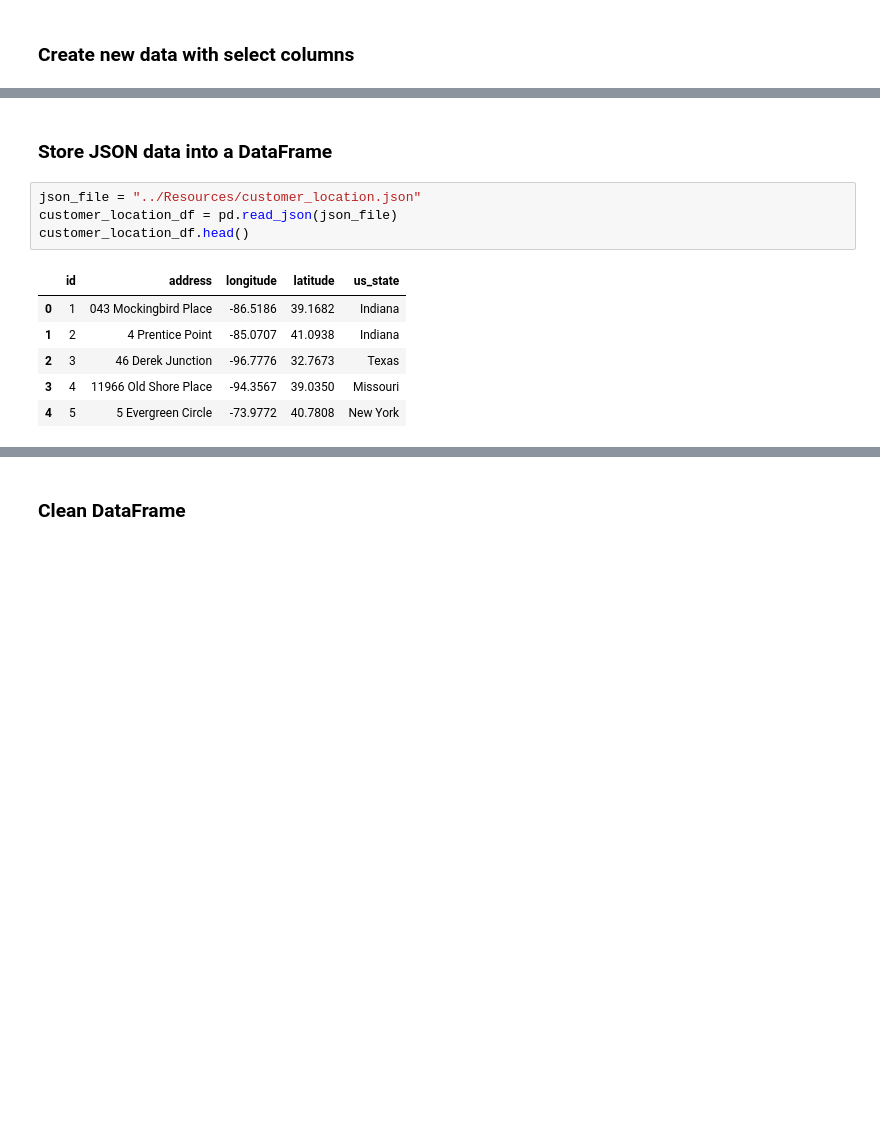
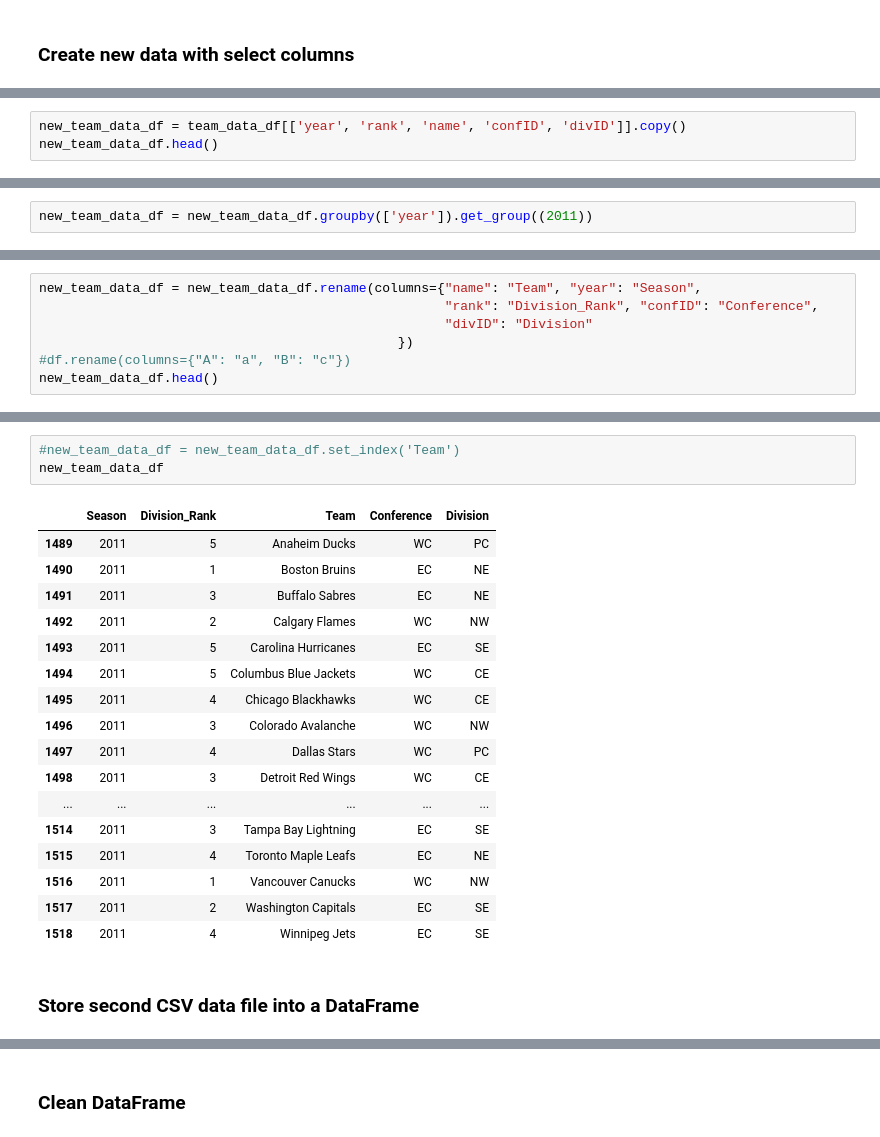
Before and after one commit to turtle3k/13-ETL-project, a Jupyter notebook: sample_etl.ipynb, the cells around one changed output, grey strips where cells are left out. Saved outputs shown, nothing was run; the diff lists cells and outputs as text; blank space fills up the shorter version.

```diff
--- a/sample_etl.ipynb
+++ b/sample_etl.ipynb
@@ -28,0 +21,3 @@ new_customer_data_df.head()
+# %%
+new_team_data_df = team_data_df[['year', 'rank', 'name', 'confID', 'divID']].copy()
+new_team_data_df.head()
@@ -28,0 +31,2 @@ new_customer_data_df.head()
+# %%
+new_team_data_df = new_team_data_df.groupby(['year']).get_group((2011))
@@ -28,0 +43,7 @@ new_customer_data_df.head()
+# %%
+new_team_data_df = new_team_data_df.rename(columns={"name": "Team", "year": "Season",
+                                                    "rank": "Division_Rank", "confID": "Conference",
+                                                    "divID": "Division"
+                                              })
+#df.rename(columns={"A": "a", "B": "c"})
+new_team_data_df.head()
@@ -29,13 +57,23 @@ new_customer_data_df.head()
+# %%
+#new_team_data_df = new_team_data_df.set_index('Team')
+new_team_data_df
+# %% [output]
+|  | Season | Division_Rank | Team | Conference | Division |
+| 1489 | 2011 | 5 | Anaheim Ducks | WC | PC |
+| 1490 | 2011 | 1 | Boston Bruins | EC | NE |
+| 1491 | 2011 | 3 | Buffalo Sabres | EC | NE |
+| 1492 | 2011 | 2 | Calgary Flames | WC | NW |
+| 1493 | 2011 | 5 | Carolina Hurricanes | EC | SE |
+| 1494 | 2011 | 5 | Columbus Blue Jackets | WC | CE |
+| 1495 | 2011 | 4 | Chicago Blackhawks | WC | CE |
+| 1496 | 2011 | 3 | Colorado Avalanche | WC | NW |
+| 1497 | 2011 | 4 | Dallas Stars | WC | PC |
+| 1498 | 2011 | 3 | Detroit Red Wings | WC | CE |
+| ... | ... | ... | ... | ... | ... |
+| 1514 | 2011 | 3 | Tampa Bay Lightning | EC | SE |
+| 1515 | 2011 | 4 | Toronto Maple Leafs | EC | NE |
+| 1516 | 2011 | 1 | Vancouver Canucks | WC | NW |
+| 1517 | 2011 | 2 | Washington Capitals | EC | SE |
+| 1518 | 2011 | 4 | Winnipeg Jets | EC | SE |
 # %% [markdown]
-### Store JSON data into a DataFrame
+### Store second CSV data file into a DataFrame
-# %%
-json_file = "../Resources/customer_location.json"
-customer_location_df = pd.read_json(json_file)
-customer_location_df.head()
-# %% [output]
-|  | id | address | longitude | latitude | us_state |
-| 0 | 1 | 043 Mockingbird Place | -86.5186 | 39.1682 | Indiana |
-| 1 | 2 | 4 Prentice Point | -85.0707 | 41.0938 | Indiana |
-| 2 | 3 | 46 Derek Junction | -96.7776 | 32.7673 | Texas |
-| 3 | 4 | 11966 Old Shore Place | -94.3567 | 39.0350 | Missouri |
-| 4 | 5 | 5 Evergreen Circle | -73.9772 | 40.7808 | New York |
```
Also changed, not shown: parts of 23 cells of this notebook, 1 other file.
